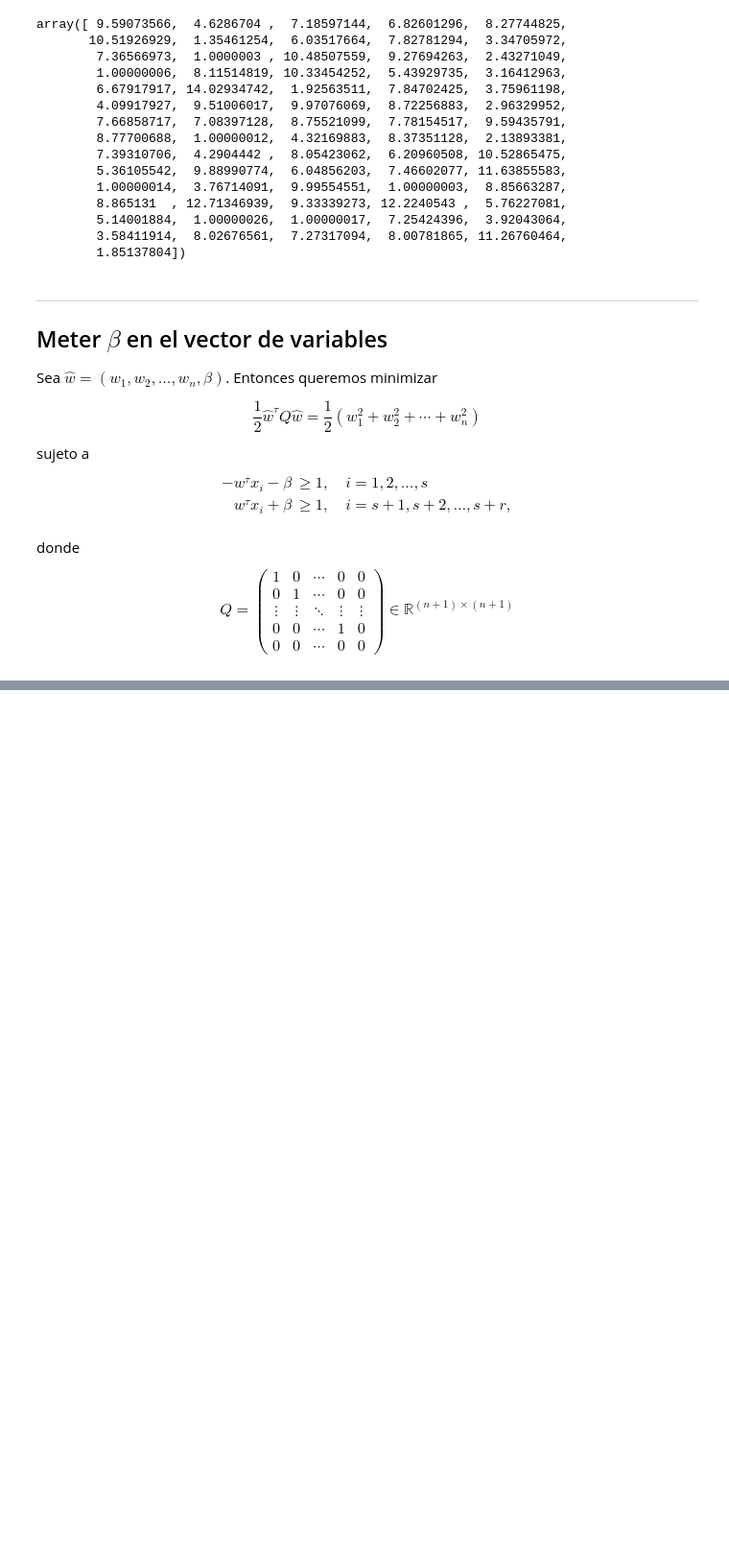
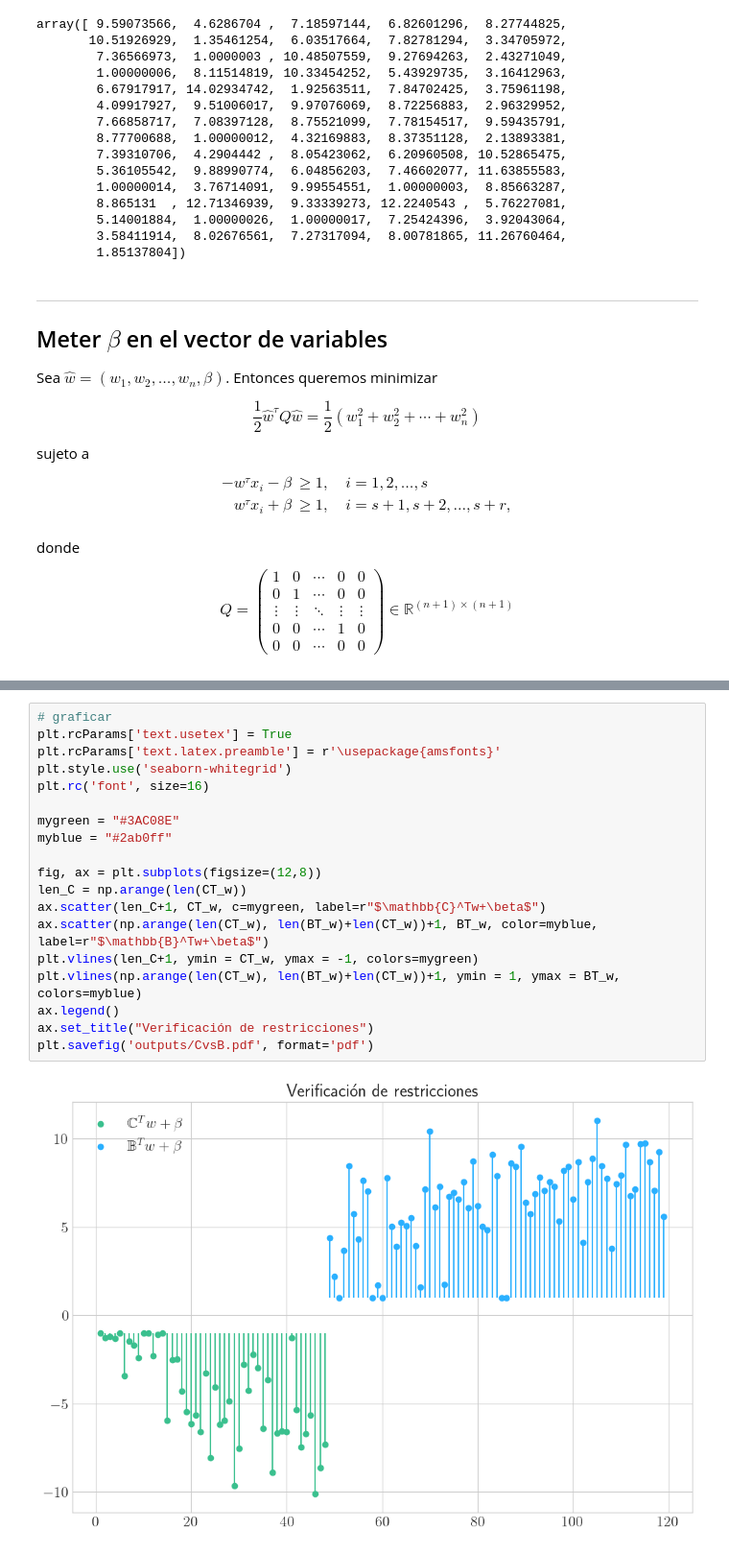
Before and after one commit to betomqz/num-optim-project1, a Jupyter notebook: wine-classif.ipynb, the cells around one changed output, grey strips where cells are left out. Shown: that part at 96% size. Saved outputs shown, nothing was run; the diff lists cells and outputs as text; blank space fills up the shorter version.

```diff
--- a/wine-classif.ipynb
+++ b/wine-classif.ipynb
@@ -203,0 +259,21 @@ ax.axvline(x=0, color='k')
+# %%
+# graficar
+plt.rcParams['text.usetex'] = True
+plt.rcParams['text.latex.preamble'] = r'\usepackage{amsfonts}'
+plt.style.use('seaborn-whitegrid')
+plt.rc('font', size=16)
+
+mygreen = "#3AC08E"
+myblue = "#2ab0ff"
+
+fig, ax = plt.subplots(figsize=(12,8))
+len_C = np.arange(len(CT_w))
+ax.scatter(len_C+1, CT_w, c=mygreen, label=r"$\mathbb{C}^Tw+\beta$")
+ax.scatter(np.arange(len(CT_w), len(BT_w)+len(CT_w))+1, BT_w, color=myblue, label=r"$\mathbb{B}^Tw+\beta$")
+plt.vlines(len_C+1, ymin = CT_w, ymax = -1, colors=mygreen)
+plt.vlines(np.arange(len(CT_w), len(BT_w)+len(CT_w))+1, ymin = 1, ymax = BT_w, colors=myblue)
+ax.legend()
+ax.set_title("Verificación de restricciones")
+plt.savefig('outputs/CvsB.pdf', format='pdf')
+# %% [output]
+[figure, added]
```
Also changed, not shown: parts of 19 cells of this notebook, 3 other files.
